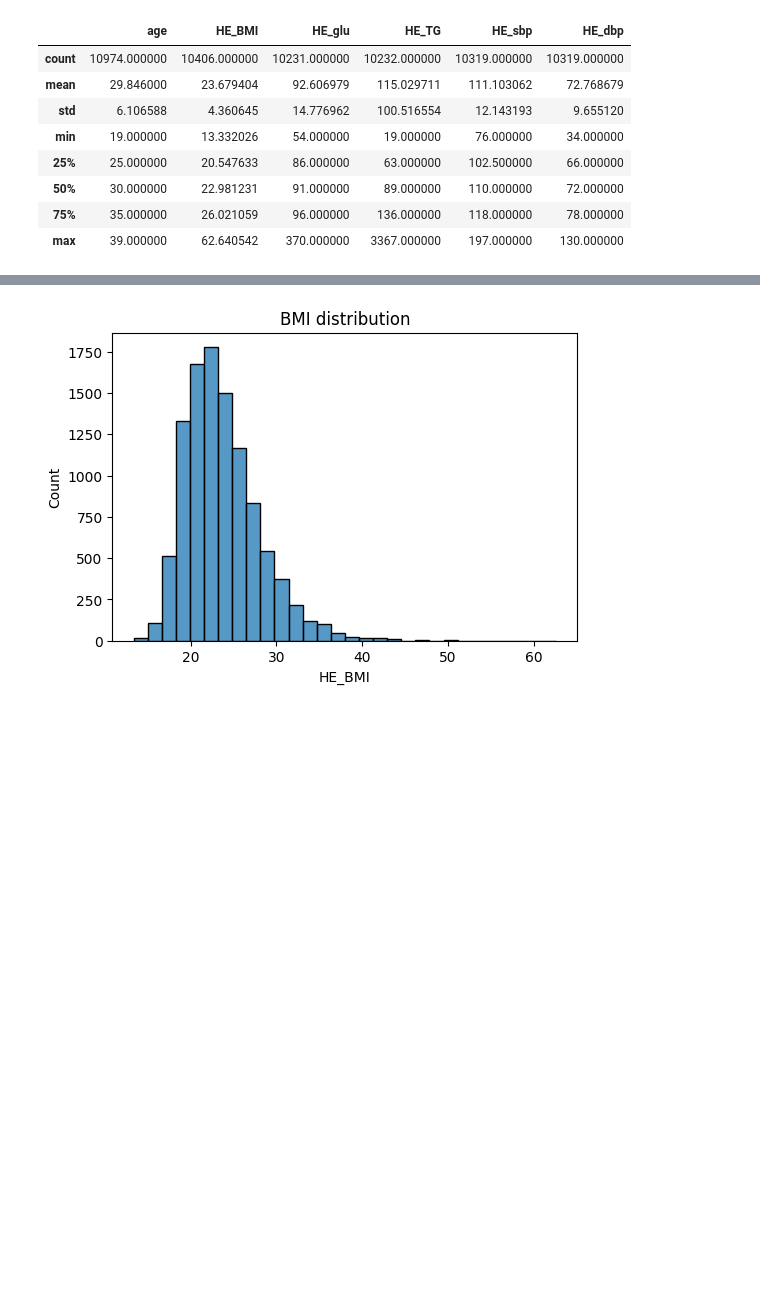
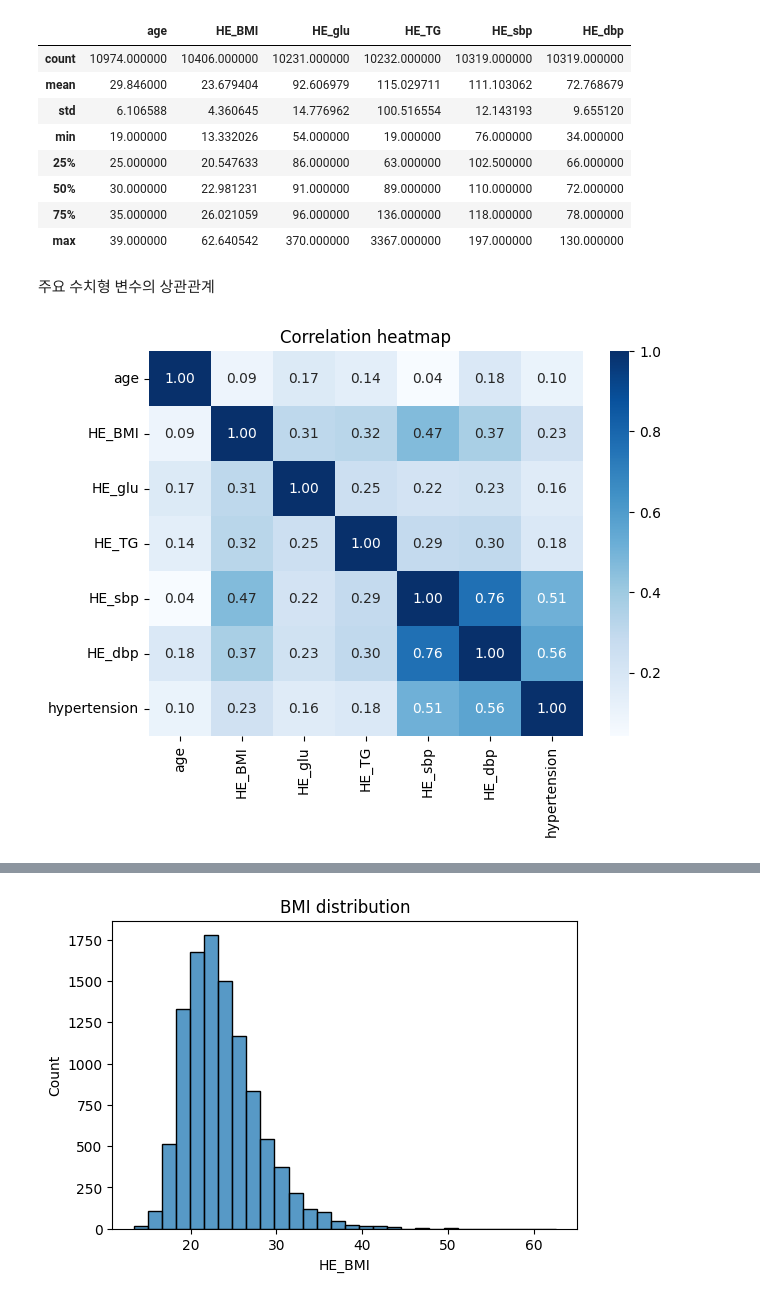
Before and after one commit to thanhdvu/cardiovascular-risk-khanes, a Jupyter notebook: 02_data_cleaning_eda.ipynb, the cells around one changed output, grey strips where cells are left out. Saved outputs shown, nothing was run; the diff lists cells and outputs as text; code cells hidden in the pictures; blank space fills up the shorter version.

```diff
--- a/02_data_cleaning_eda.ipynb
+++ b/02_data_cleaning_eda.ipynb
@@ -244,3 +290,14 @@ df_young[['age', 'HE_BMI', 'HE_glu', 'HE_TG', 'HE_sbp', 'HE_dbp']].describe()
 | 50% | 30.000000 | 22.981231 | 91.000000 | 89.000000 | 110.000000 | 72.000000 |
 | 75% | 35.000000 | 26.021059 | 96.000000 | 136.000000 | 118.000000 | 78.000000 |
 | max | 39.000000 | 62.640542 | 370.000000 | 3367.000000 | 197.000000 | 130.000000 |
+# %% [markdown]
+주요 수치형 변수의 상관관계
+# %%
+corr_cols = ['age', 'HE_BMI', 'HE_glu', 'HE_TG', 'HE_sbp', 'HE_dbp', 'hypertension']
+
+plt.figure(figsize=(7, 5))
+sns.heatmap(df_young[corr_cols].corr(), annot=True, cmap='Blues', fmt='.2f')
+plt.title('Correlation heatmap')
+plt.show()
+# %% [output]
+[figure, added]
```
Also changed, not shown: parts of 13 cells of this notebook, 3 other files.
